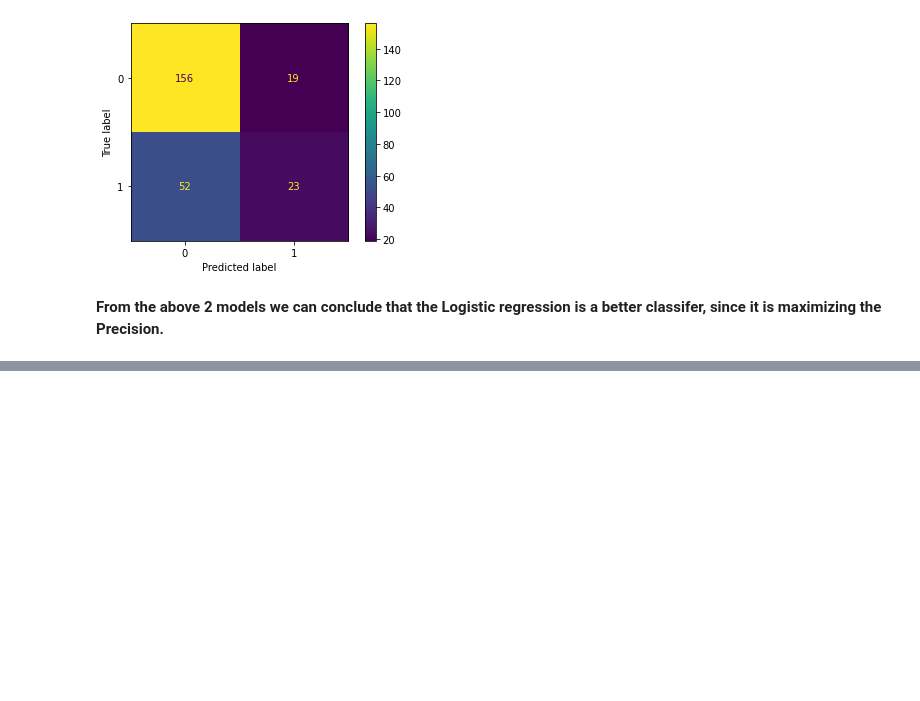
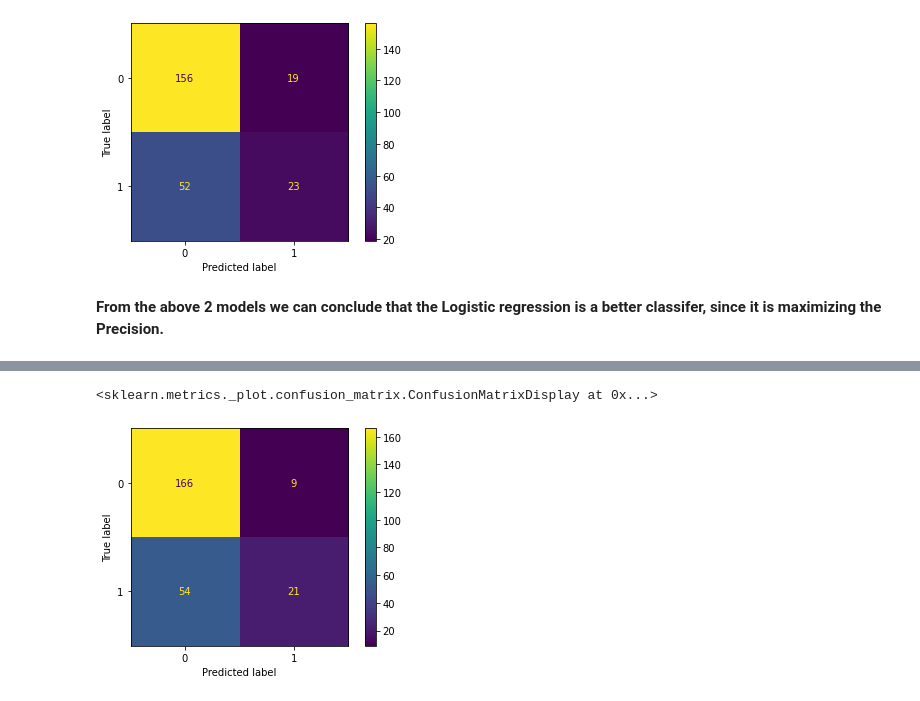
Before and after one commit to Praj-17/Loan-Creaditworthiness-classification, a Jupyter notebook: modeling.ipynb, the cells around one changed output, grey strips where cells are left out. Saved outputs shown, nothing was run; the diff lists cells and outputs as text; code cells hidden in the pictures; blank space fills up the shorter version.

```diff
--- a/modeling.ipynb
+++ b/modeling.ipynb
@@ -282,0 +281,21 @@ disp.plot()
+# %%
+
+
+# Number of trees in random forest
+n_estimators = [int(x) for x in np.linspace(start = 200, stop = 2000, num = 10)]
+# Number of features to consider at every split
+max_features = ['auto', 'sqrt','log2']
+# Maximum number of levels in tree
+max_depth = [int(x) for x in np.linspace(10, 1000,10)]
+# Minimum number of samples required to split a node
+min_samples_split = [2, 5, 10,14]
+# Minimum number of samples required at each leaf node
+min_samples_leaf = [1, 2, 4,6,8]
+# Create the random grid
+random_grid = {'n_estimators': n_estimators,
+               'max_features': max_features,
+               'max_depth': max_depth,
+               'min_samples_split': min_samples_split,
+               'min_samples_leaf': min_samples_leaf,
+              'criterion':['entropy','gini']}
+print(random_grid)
@@ -282,0 +304,6 @@ disp.plot()
+# %%
+rf=RandomForestClassifier()
+rf_randomcv=RandomizedSearchCV(estimator=rf,param_distributions=random_grid,n_iter=100,cv=3,verbose=2,
+                               random_state=100,n_jobs=-1)
+### fit the randomized model
+rf_randomcv.fit(train_x,train_y)
@@ -282,0 +335,9 @@ disp.plot()
+# %%
+best_random_grid=rf_randomcv.best_estimator_
+# %%
+from sklearn.metrics import accuracy_score
+y_pred=best_random_grid.predict(test_x)
+print(confusion_matrix(test_y,y_pred))
+print("Accuracy Score {}".format(accuracy_score(test_y,y_pred)))
+cm_rfc_tuned = confusion_matrix(test_y,y_pred)
+print("Classification report: {}".format (classification_report(test_y,y_pred)))
@@ -282,0 +356,6 @@ disp.plot()
+# %%
+disp = ConfusionMatrixDisplay(confusion_matrix=cm_rfc_tuned)
+disp.plot()
+# %% [output]
+<sklearn.metrics._plot.confusion_matrix.ConfusionMatrixDisplay at 0x...>
+[figure, added]
```
Also changed, not shown: parts of 16 cells of this notebook.
